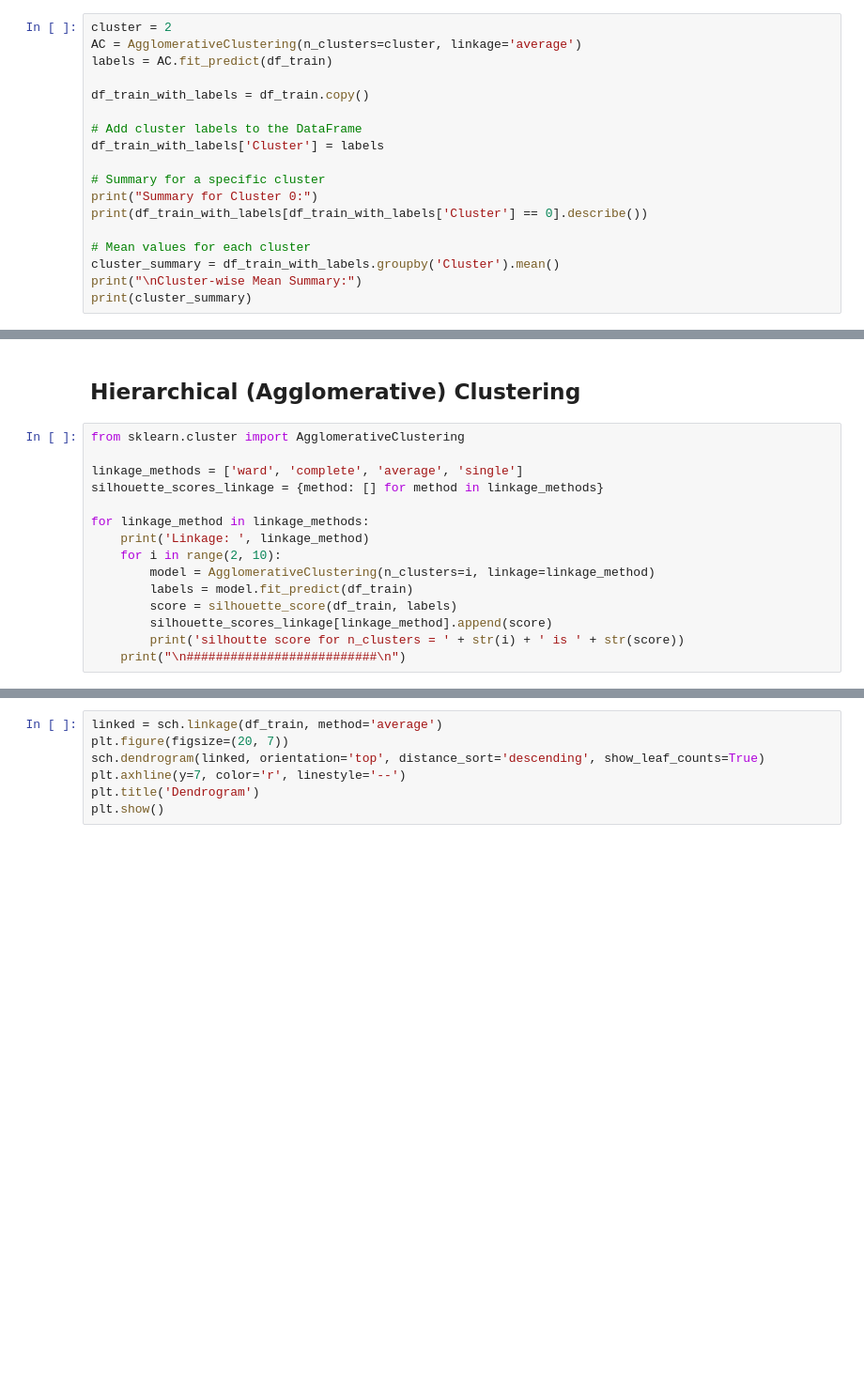
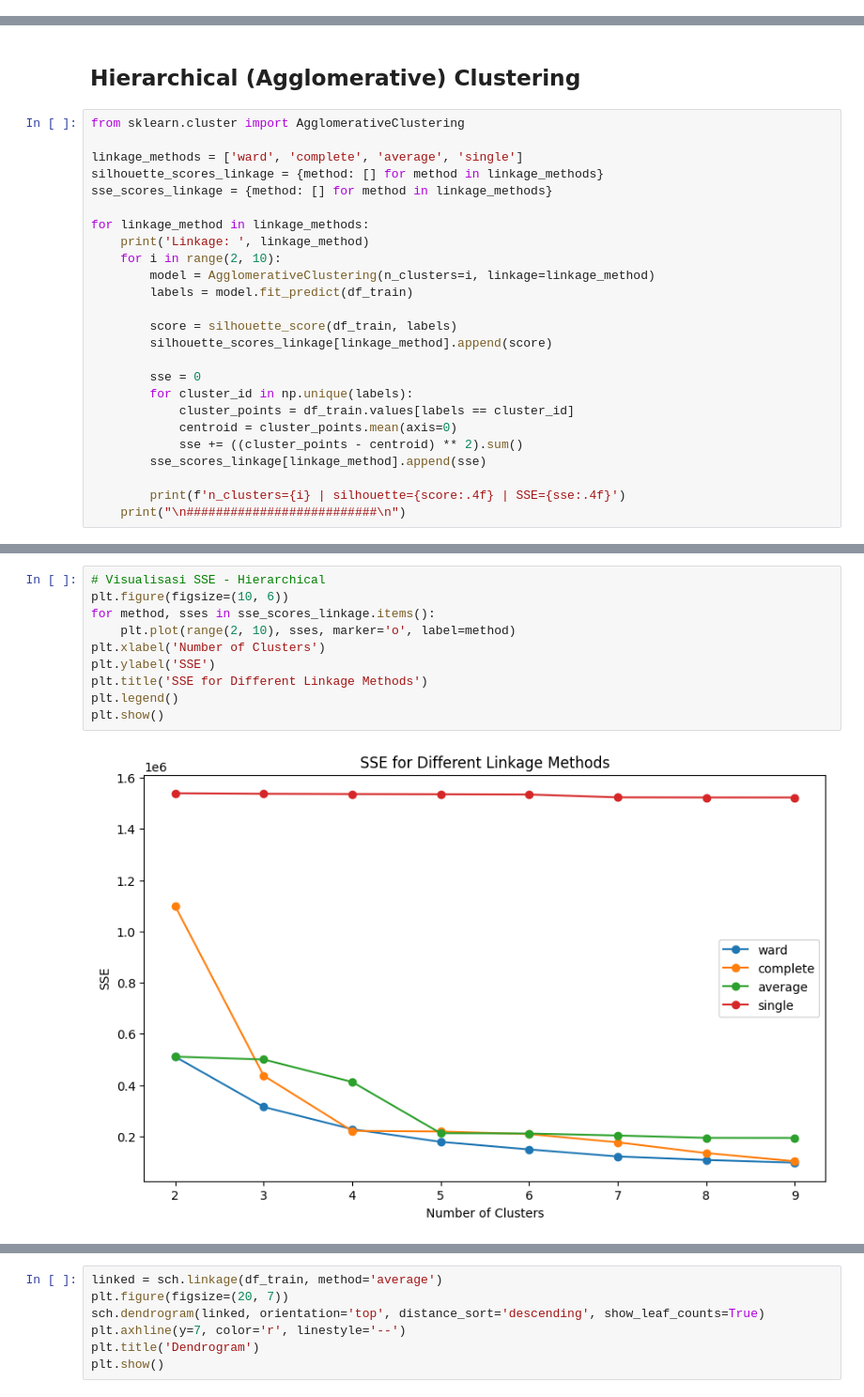
Before and after one commit to tapeds/ml-clustering, a Jupyter notebook: clustering.ipynb, the cells around one changed output, grey strips where cells are left out. Shown at 94% size. Cells and saved outputs as stored; diff of their text form; blank space fills up the shorter version.

Commit message:
feat: add sse score to hierarchial

```diff
--- a/clustering.ipynb
+++ b/clustering.ipynb
@@ -276,18 +10,0 @@ plt.show()
-# %%
-cluster = 2
-AC = AgglomerativeClustering(n_clusters=cluster, linkage='average')
-labels = AC.fit_predict(df_train)
-
-df_train_with_labels = df_train.copy()
-
-# Add cluster labels to the DataFrame
-df_train_with_labels['Cluster'] = labels
-
-# Summary for a specific cluster
-print("Summary for Cluster 0:")
-print(df_train_with_labels[df_train_with_labels['Cluster'] == 0].describe())
-
-# Mean values for each cluster
-cluster_summary = df_train_with_labels.groupby('Cluster').mean()
-print("\nCluster-wise Mean Summary:")
-print(cluster_summary)
@@ -582,15 +255,25 @@ from sklearn.cluster import AgglomerativeClustering
 
 linkage_methods = ['ward', 'complete', 'average', 'single']
 silhouette_scores_linkage = {method: [] for method in linkage_methods}
+sse_scores_linkage = {method: [] for method in linkage_methods}
 
 for linkage_method in linkage_methods:
     print('Linkage: ', linkage_method)
     for i in range(2, 10):
         model = AgglomerativeClustering(n_clusters=i, linkage=linkage_method)
         labels = model.fit_predict(df_train)
+
         score = silhouette_score(df_train, labels)
         silhouette_scores_linkage[linkage_method].append(score)
-        print('silhoutte score for n_clusters = ' + str(i) + ' is ' + str(score))
+
+        sse = 0
+        for cluster_id in np.unique(labels):
+            cluster_points = df_train.values[labels == cluster_id]
+            centroid = cluster_points.mean(axis=0)
+            sse += ((cluster_points - centroid) ** 2).sum()
+        sse_scores_linkage[linkage_method].append(sse)
+
+        print(f'n_clusters={i} | silhouette={score:.4f} | SSE={sse:.4f}')
     print("\n##########################\n")
 # %% [output]
 Linkage:  ward
@@ -621,4 +305,16 @@ plt.legend()
 plt.show()
 # %% [output]
 [figure]
+# %%
+# Visualisasi SSE - Hierarchical
+plt.figure(figsize=(10, 6))
+for method, sses in sse_scores_linkage.items():
+    plt.plot(range(2, 10), sses, marker='o', label=method)
+plt.xlabel('Number of Clusters')
+plt.ylabel('SSE')
+plt.title('SSE for Different Linkage Methods')
+plt.legend()
+plt.show()
+# %% [output]
+[figure, added]
 # %%
```
Also changed, not shown: parts of 35 cells of this notebook.
